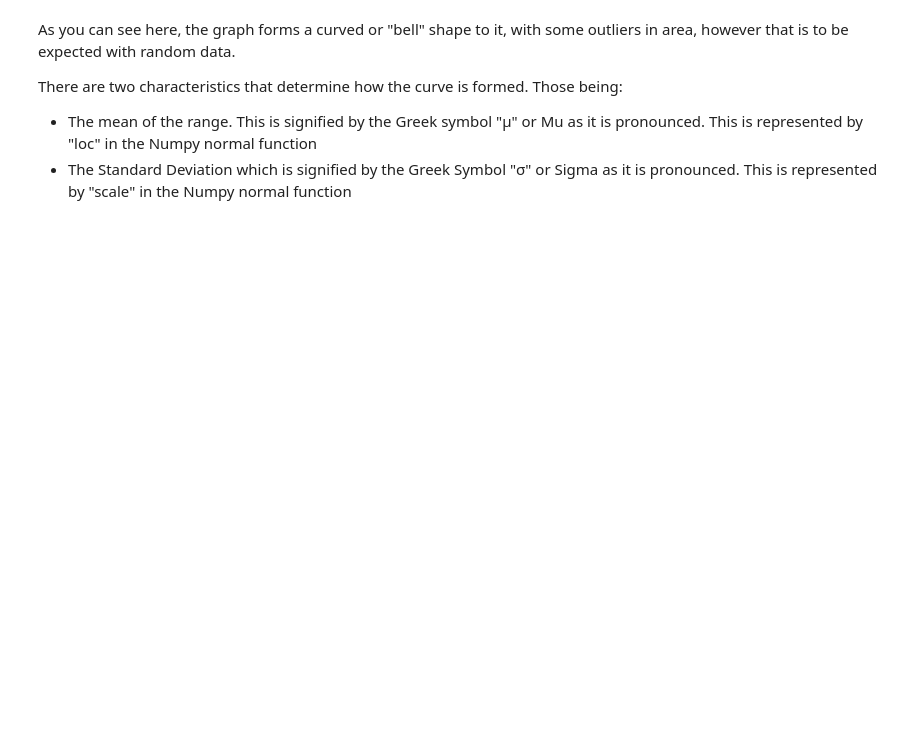
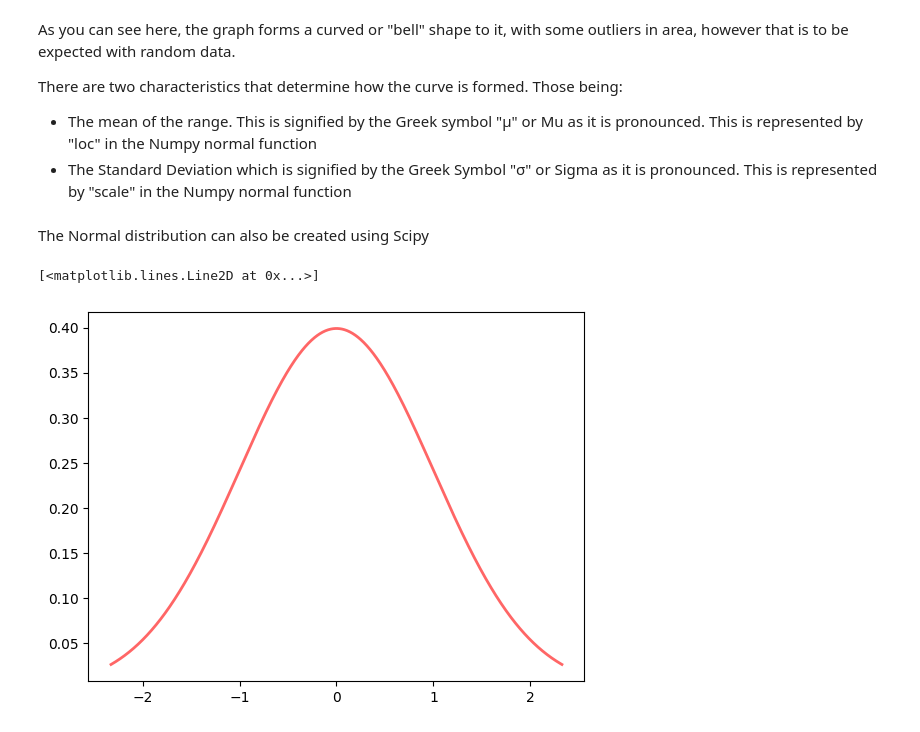
Before and after one commit to StephenCaulfield/Fundamentals-of-Data-Analysis, a Jupyter notebook: Normal Distribution.ipynb, the cells around one changed output. Drawn from its saved outputs; the diff is of its cells as text; code cells hidden in the pictures; blank space fills up the shorter version.

Commit message:
Normal Distribution Notebook

```diff
--- a/Normal Distribution.ipynb
+++ b/Normal Distribution.ipynb
@@ -33,3 +33,5 @@ plt.show();
 <li> The mean of the range. This is signified by the Greek symbol "μ" or Mu as it is pronounced. This is represented by "loc" in the Numpy normal function</li>
 <li> The Standard Deviation which is signified by  the Greek Symbol "σ" or Sigma as it is pronounced. This is represented by "scale" in the Numpy normal function</li>
    </ul>
+# %% [markdown]
+<p>The Normal distribution can also be created using Scipy</p>
@@ -35,0 +40,13 @@ plt.show();
+# %%
+fig, ax = plt.subplots(1, 1)
+
+
+mean, var, skew, kurt = norm.stats(moments='mvsk')
+
+x = np.linspace(norm.ppf(0.01),
+                norm.ppf(0.99), 1000)
+ax.plot(x, norm.pdf(x),
+       'r-', lw=2, alpha=0.6, label='norm pdf')
+# %% [output]
+[<matplotlib.lines.Line2D at 0x...>]
+[figure, added]
```
Also changed, not shown: parts of 4 cells of this notebook.
